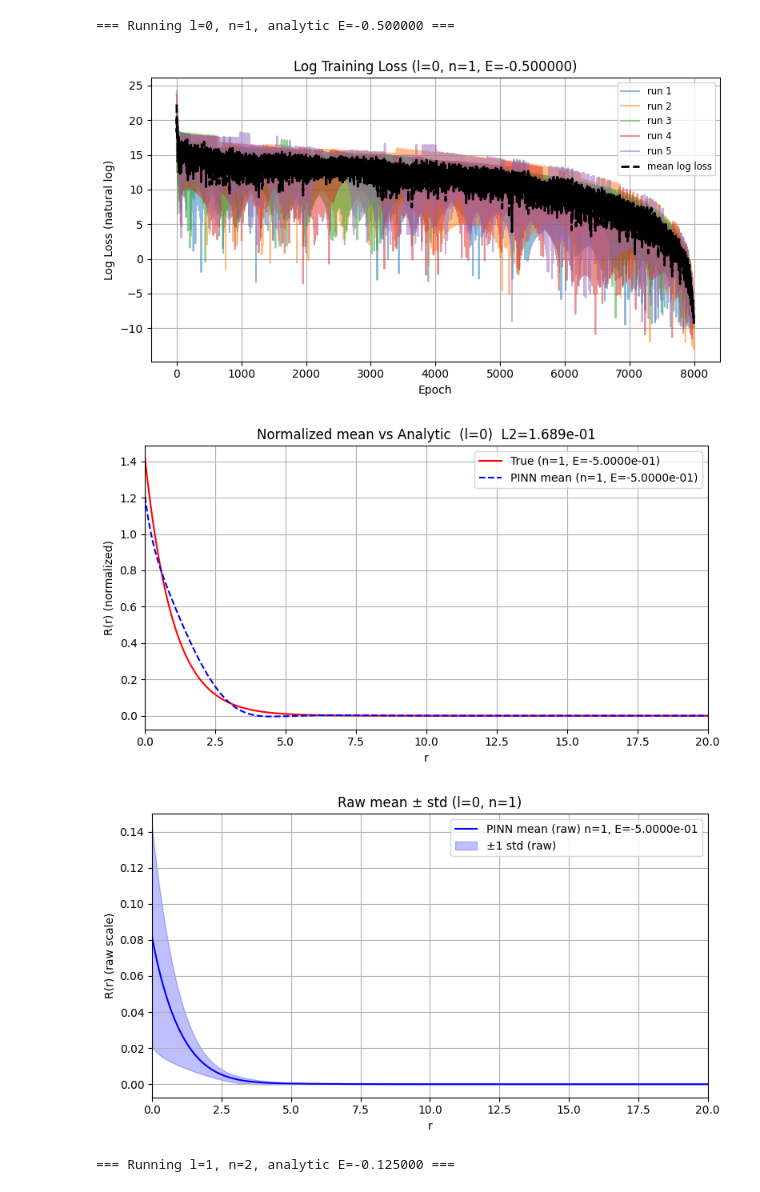
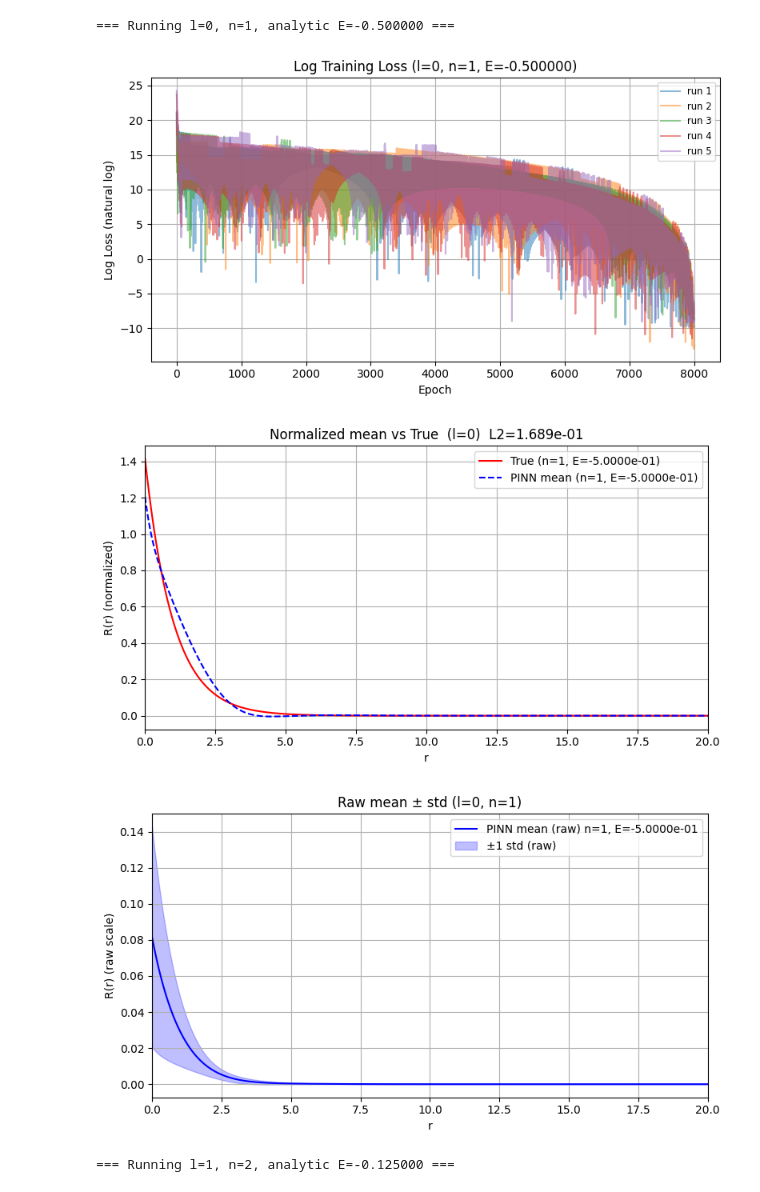
Before and after one commit to arunangshu19/PINN, a Jupyter notebook: radial_H_atom_all.ipynb, the cells around one changed output. Drawn from its saved outputs; the diff is of its cells as text; code cells hidden in the pictures.

```diff
--- a/radial_H_atom_all.ipynb
+++ b/radial_H_atom_all.ipynb
@@ -12,7 +12,7 @@ import matplotlib.pyplot as plt
 from torch.autograd import grad
 
 # ----- User-configurable -----
-l_values = [0, 1, 2, 3]   # values of l to run
+l_values = [0, 1, 2, 3,4]   # values of l to run
 n_runs = 5
 r_min, r_max = 1e-8, 20.0   # extend r_max for larger-l tails
 n_points = 6000             # number of r grid points
@@ -173,12 +173,12 @@ def plot_log_loss(losses_all, l, n, E):
     for i, arr in enumerate(losses_all):
         loss_matrix[i, :arr.shape[0]] = arr
     log_loss = np.log(loss_matrix + 1e-16)
-    log_mean = np.nanmean(log_loss, axis=0)
+    # log_mean = np.nanmean(log_loss, axis=0)
 
     plt.figure(figsize=(8,4.5))
     for i in range(n_runs):
         plt.plot(np.arange(1, loss_matrix.shape[1]+1), log_loss[i], alpha=0.5, label=f'run {i+1}')
-    plt.plot(np.arange(1, loss_matrix.shape[1]+1), log_mean, color='black', linestyle='--', linewidth=2, label='mean log loss')
+    # plt.plot(np.arange(1, loss_matrix.shape[1]+1), log_mean, color='black', linestyle='--', linewidth=2, label='mean log loss')
     plt.xlabel('Epoch')
     plt.ylabel('Log Loss (natural log)')
     plt.title(f'Log Training Loss (l={l}, n={n}, E={E:.6f})')
@@ -193,7 +193,7 @@ def plot_normalized_mean_vs_analytic(r_np, mean_norm, analytic_norm, l, n, E, L2
     plt.plot(r_np, mean_norm, 'b--', label=f'PINN mean (n={n}, E={E:.4e})')
     plt.xlabel('r')
     plt.ylabel('R(r) (normalized)')
-    plt.title(f'Normalized mean vs Analytic  (l={l})  L2={L2:.3e}')
+    plt.title(f'Normalized mean vs True  (l={l})  L2={L2:.3e}')
     plt.legend()
     plt.xlim(0, min(20.0, r_max))
     plt.grid(True)
@@ -213,34 +213,34 @@ def plot_raw_mean_std(r_np, mean_raw, std_raw, l, n, E):
     plt.tight_layout()
     plt.show()
 
 # ----- Main driver: run for each l and plot results -----
 if __name__ == "__main__":
     for l in l_values:
         results = runs_for_l(l, n_runs=n_runs)
         r_np = results['r_np']
         mean_raw = results['mean_raw']
         std_raw = results['std_raw']
         mean_norm = results['mean_norm']
         std_norm = results['std_norm']
         analytic_norm = results['analytic_norm']
         losses_all = results['losses_all']
         n = results['n']
         E = results['E']
         L2 = results['L2']
 
         # print(f">>> l={l}, n={n}, E={E:.6e}, L2 (mean_norm vs analytic) = {L2:.3e}")
 
         # Plot 1: log loss
         plot_log_loss(losses_all, l, n, E)
 
         # Plot 2: normalized mean vs analytic (with n & E in legend/title)
         plot_normalized_mean_vs_analytic(r_np, mean_norm, analytic_norm, l, n, E, L2)
 
         # Plot 3: raw mean ± std
         plot_raw_mean_std(r_np, mean_raw, std_raw, l, n, E)
 # %% [output]
 === Running l=0, n=1, analytic E=-0.500000 ===
-[figure, old version]
+[figure, new version]
-[figure, old version]
+[figure, new version]
 [figure]
 === Running l=1, n=2, analytic E=-0.125000 ===
```
Also changed, not shown: parts of 1 cell of this notebook.
